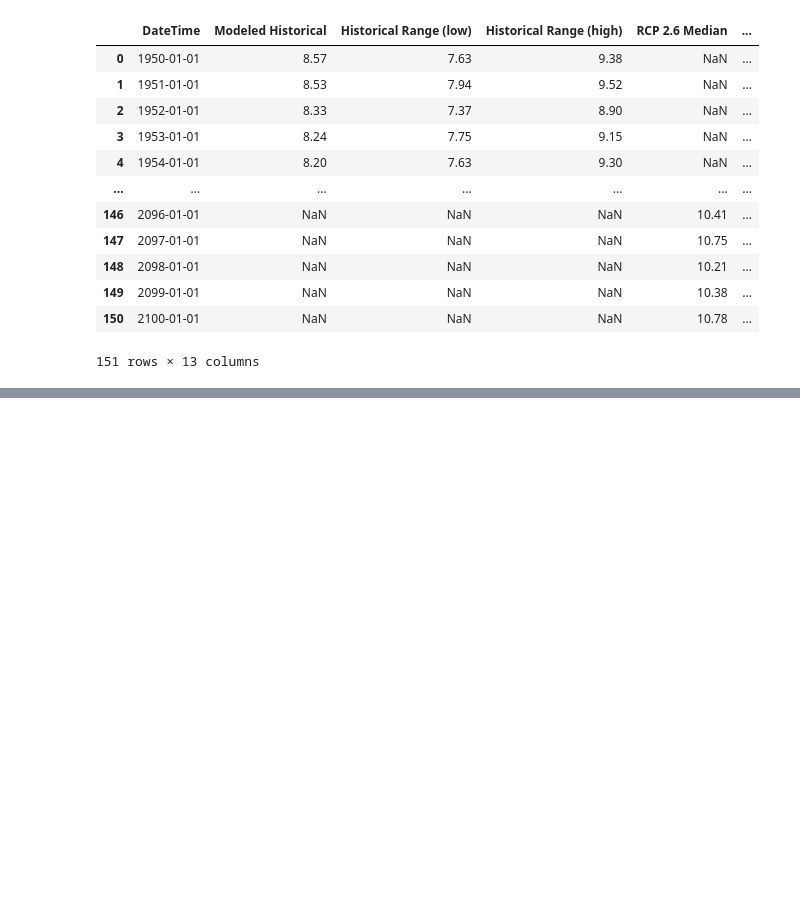
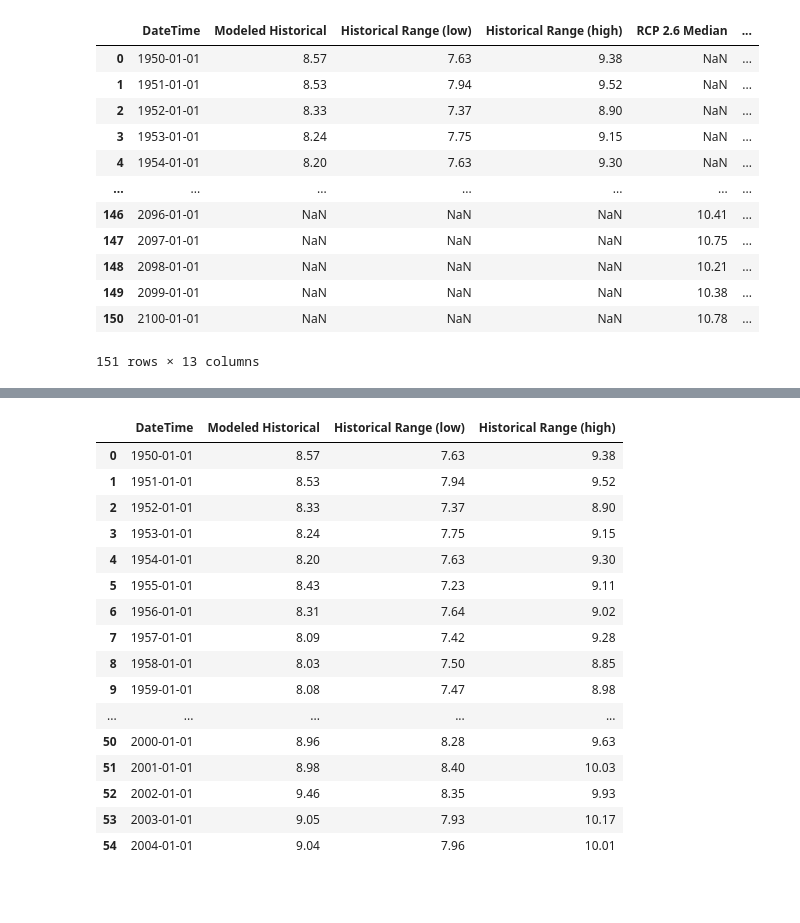
Before and after one commit to data301-2021-winter1/project-group70-project, a Jupyter notebook: notebooks/analysis1.ipynb, the cells around one changed output, grey strips where cells are left out. Cells and saved outputs as stored; diff of their text form; code cells hidden in the pictures; blank space fills up the shorter version.

```diff
--- a/notebooks/analysis1.ipynb
+++ b/notebooks/analysis1.ipynb
@@ -25,0 +176,38 @@ meanTemp
+# %%
+import pandas as pd
+def cleanYear(data):
+    i=1950
+    for x in range(151):
+        data["DateTime"][x]=i
+        i=i+1
+    return data
+def load(path):
+    #m=pd.read_csv(path)
+    df1=(
+        pd.read_csv(path)
+        .iloc[:55]
+        .dropna(axis='columns', how='any')
+    )
+    return df1
+p='../data/raw/Mean_Temperature.csv'
+load(p)
+# %% [output]
+|  | DateTime | Modeled Historical | Historical Range (low) | Historical Range (high) |
+| 0 | 1950-01-01 | 8.57 | 7.63 | 9.38 |
+| 1 | 1951-01-01 | 8.53 | 7.94 | 9.52 |
+| 2 | 1952-01-01 | 8.33 | 7.37 | 8.90 |
+| 3 | 1953-01-01 | 8.24 | 7.75 | 9.15 |
+| 4 | 1954-01-01 | 8.20 | 7.63 | 9.30 |
+| 5 | 1955-01-01 | 8.43 | 7.23 | 9.11 |
+| 6 | 1956-01-01 | 8.31 | 7.64 | 9.02 |
+| 7 | 1957-01-01 | 8.09 | 7.42 | 9.28 |
+| 8 | 1958-01-01 | 8.03 | 7.50 | 8.85 |
+| 9 | 1959-01-01 | 8.08 | 7.47 | 8.98 |
+| ... | ... | ... | ... | ... |
+| 50 | 2000-01-01 | 8.96 | 8.28 | 9.63 |
+| 51 | 2001-01-01 | 8.98 | 8.40 | 10.03 |
+| 52 | 2002-01-01 | 9.46 | 8.35 | 9.93 |
+| 53 | 2003-01-01 | 9.05 | 7.93 | 10.17 |
+| 54 | 2004-01-01 | 9.04 | 7.96 | 10.01 |
+# %% [markdown]
+#
```
Also changed, not shown: parts of 11 cells of this notebook.
